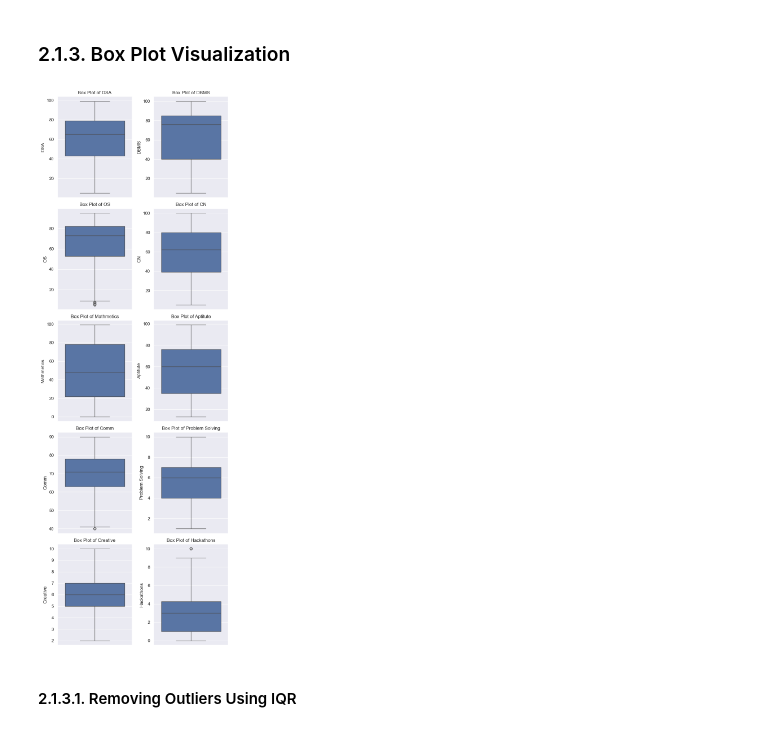
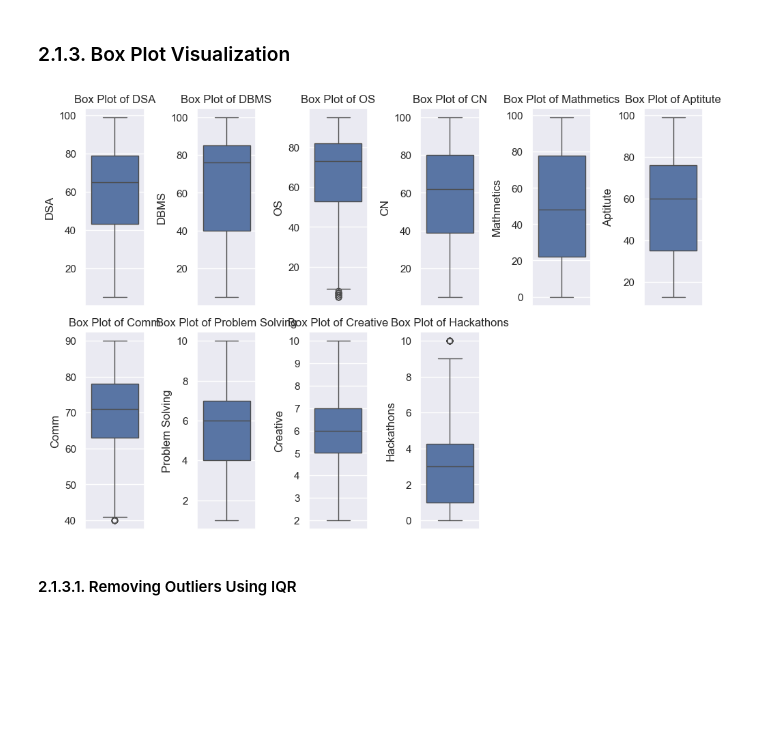
Before and after one commit to jaswanthlsvyj/Student-Job-Profile-Suggester, a Jupyter notebook: Code/suggester.ipynb, the cells around one changed output. Drawn from its saved outputs; the diff is of its cells as text; code cells hidden in the pictures; blank space fills up the shorter version.

```diff
--- a/Code/suggester.ipynb
+++ b/Code/suggester.ipynb
@@ -178,19 +177,19 @@ plt.show()
 ### 2.1.3. Box Plot Visualization
 # %%
 # Set plot size
-plt.figure(figsize=(7, 20))
+plt.figure(figsize=(10, 10))
 
 # Loop through each numerical column and plot a box plot
 for i, col in enumerate(numerical_cols, 1):
-    plt.subplot(5, 2, i)
+    plt.subplot(3, 6, i)
     sns.boxplot(y=data[col])
     plt.title(f'Box Plot of {col}')
     plt.ylabel(col)
 
 plt.tight_layout()
 plt.show()
 # %% [output]
-[figure, old version]
+[figure, new version]
 # %% [markdown]
 #### 2.1.3.1. Removing Outliers Using IQR
 # %%
```
Also changed, not shown: parts of 3 cells of this notebook, 1 other file.
